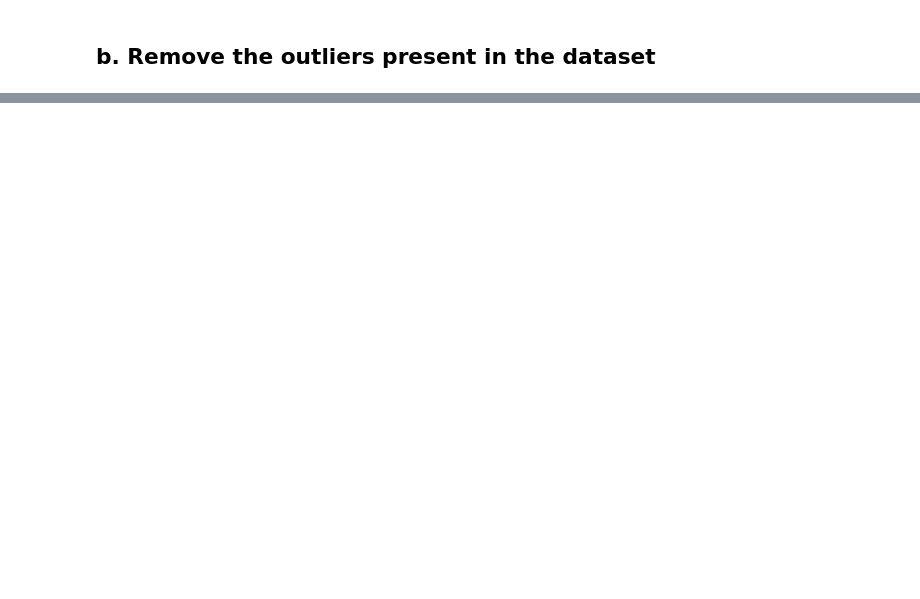
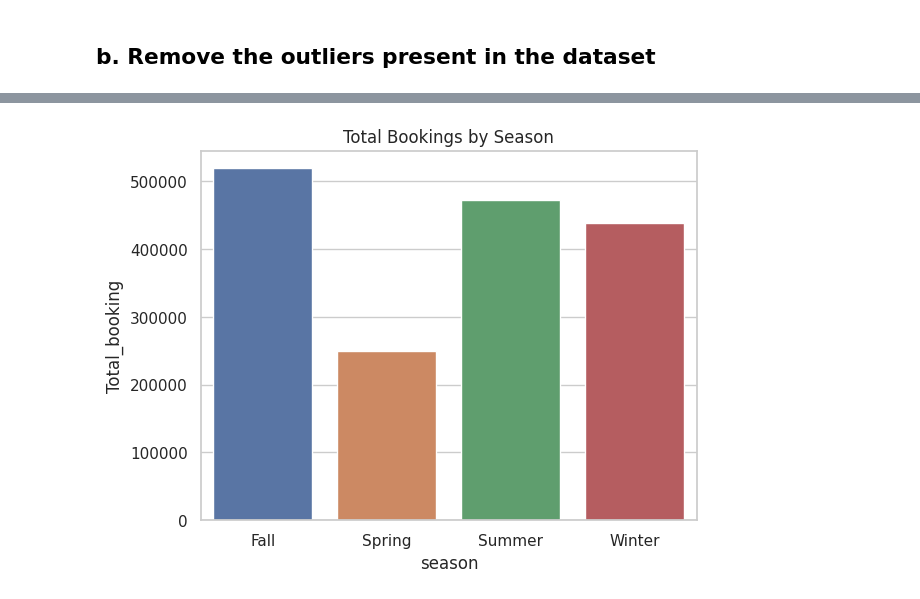
Before and after one commit to ypslearnings/CabBookingSystem, a Jupyter notebook: CabBookingSystem.ipynb, the cells around one changed output, grey strips where cells are left out. Cells and saved outputs as stored; diff of their text form; code cells hidden in the pictures; blank space fills up the shorter version.

```diff
--- a/CabBookingSystem.ipynb
+++ b/CabBookingSystem.ipynb
@@ -424,0 +388,3 @@ The maximum limit is : 36.0
+# %%
+cols_of_interest = ['Total_booking', 'month', 'season', 'hour', 'weekDay']
+train_df_subset = train_df[cols_of_interest]
@@ -424,0 +403,8 @@ The maximum limit is : 36.0
+# %%
+sns.set(style="whitegrid")
+df_season = train_df_subset.groupby(['season']).agg({'Total_booking': 'sum'}).reset_index()
+sns.barplot(data=df_season, x='season', y='Total_booking')
+plt.title('Total Bookings by Season')
+plt.show()
+# %% [output]
+[figure, added]
```
Also changed, not shown: parts of 49 cells of this notebook.
